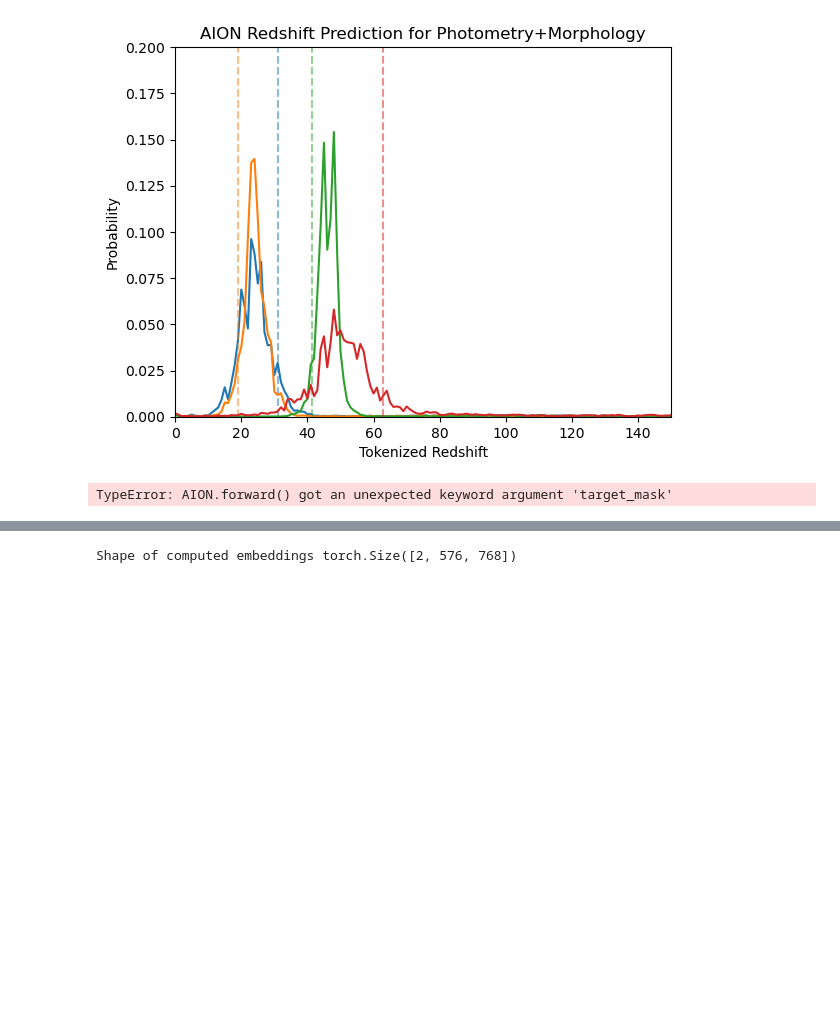
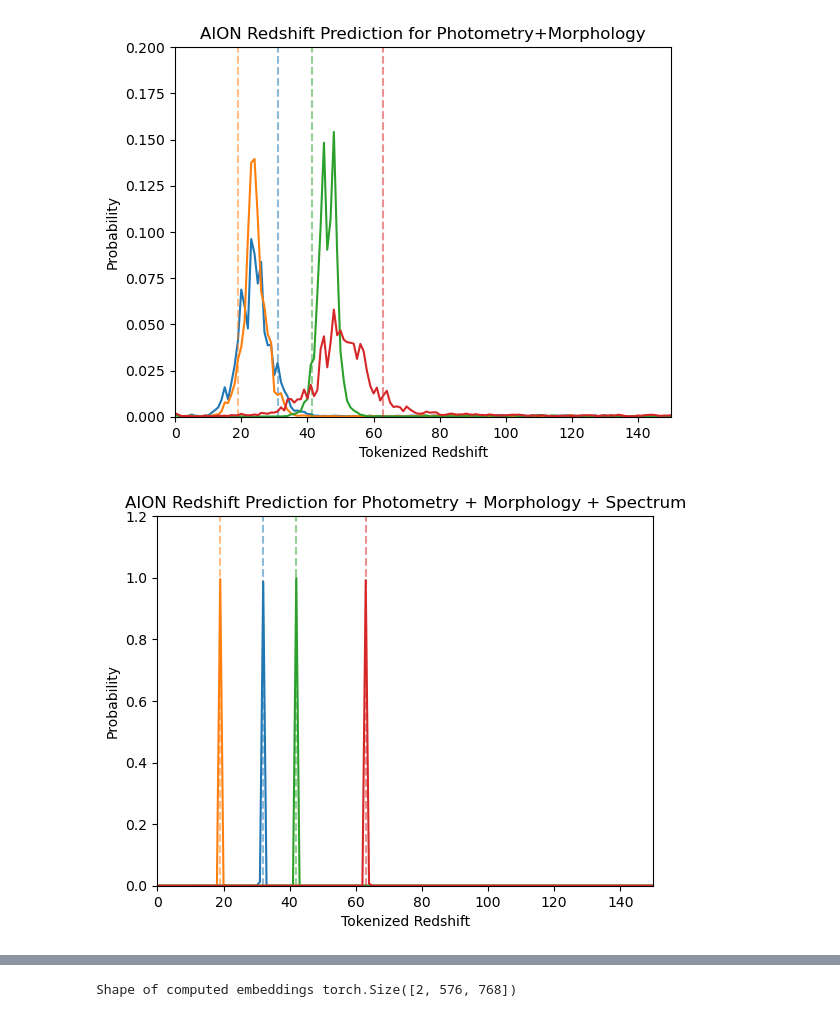
Before and after one commit to ashodkh/AION, a Jupyter notebook: notebooks/Tutorial.ipynb, the cells around one changed output, grey strips where cells are left out. Saved outputs shown, nothing was run; the diff lists cells and outputs as text; code cells hidden in the pictures; blank space fills up the shorter version.

```diff
--- a/notebooks/Tutorial.ipynb
+++ b/notebooks/Tutorial.ipynb
@@ -387,7 +396,7 @@ preds = model(
 )
 
 for k in range(4):
-    pred = torch.softmax(preds["tok_z"][k][:], 0).detach().cpu().numpy()
+    pred = torch.softmax(preds["tok_z"][k][:].squeeze(), 0).detach().cpu().numpy()
     plt.plot(pred, color="C%d" % k)
     plt.axvline(
         data["Z_HP"][k] / 6.0 * 1024, color="C%d" % k, linestyle="--", alpha=0.5
@@ -402,31 +411,31 @@ plt.title("AION Redshift Prediction for Photometry+Morphology");
 # %%
 # Let's predict redshift from spectrum+image+photometry
 preds = model(
     codec_manager.encode(image, g, r, i, z, spectrum),
     target_modality=Z,
 )
 
 for k in range(4):
-    pred = torch.softmax(preds["tok_z"][k][:], 0).detach().cpu().numpy()
+    pred = torch.softmax(preds["tok_z"][k][:].squeeze(), 0).detach().cpu().numpy()
     plt.plot(pred, color="C%d" % k)
     plt.axvline(
         codec_manager.encode(
             Z(value=torch.tensor(data["Z_HP"][k].astype("float32"), device="cuda"))
         )["tok_z"]
         .detach()
         .cpu()
         .numpy(),
         color="C%d" % k,
         linestyle="--",
         alpha=0.5,
     )
 plt.xlim(-0, 150)
 plt.ylim(0, 1.2)
 plt.xlabel("Tokenized Redshift")
 plt.ylabel("Probability")
 plt.title("AION Redshift Prediction for Photometry + Morphology + Spectrum");
 # %% [output]
-TypeError: AION.forward() got an unexpected keyword argument 'target_mask'
+[figure, added]
 # %% [markdown]
 ## Step IV: Where the real magic is: Embeddings!
 
```
Also changed, not shown: parts of 2 cells of this notebook, 1 other file.
